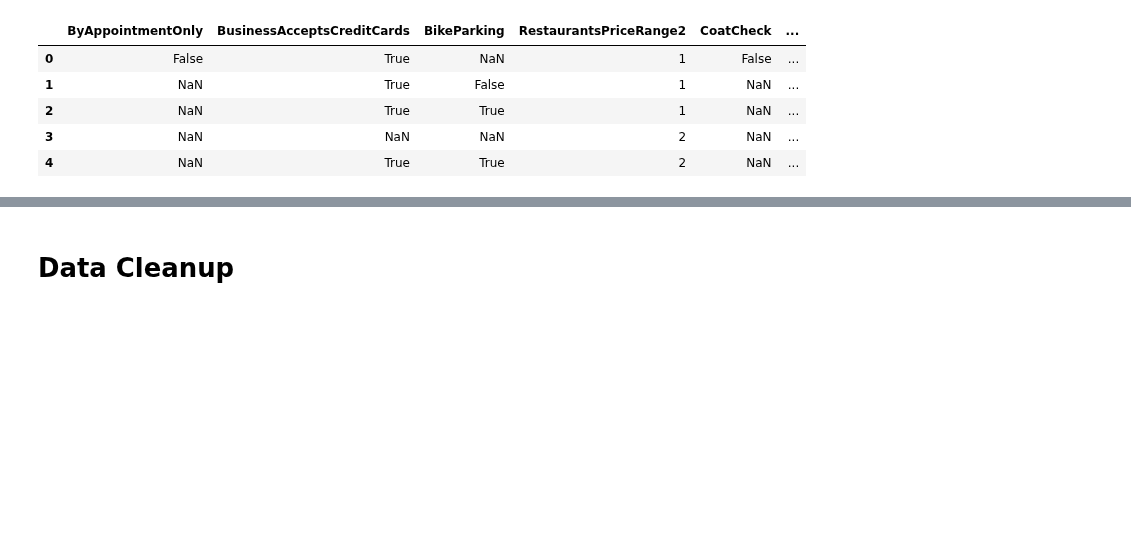
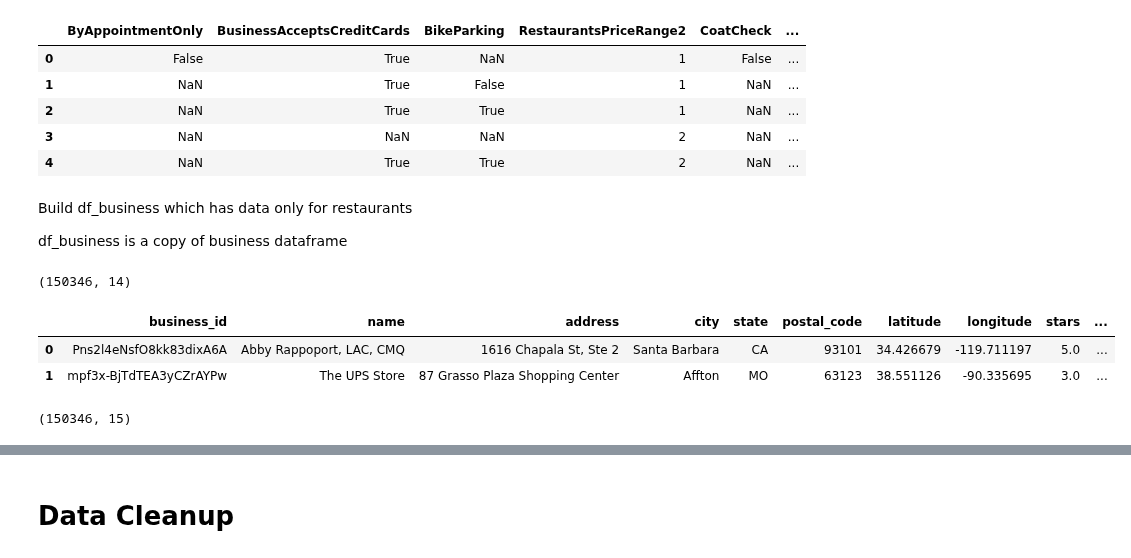
Before and after one commit to jmohsbeck1/jpmc_mle, a Jupyter notebook: Copy_of_JMCopy_of_DataDazzlers_DineOracle.ipynb, the cells around one changed output, grey strips where cells are left out. Saved outputs shown, nothing was run; the diff lists cells and outputs as text; code cells hidden in the pictures; blank space fills up the shorter version.

```diff
--- a/Copy_of_JMCopy_of_DataDazzlers_DineOracle.ipynb
+++ b/Copy_of_JMCopy_of_DataDazzlers_DineOracle.ipynb
@@ -741,3 +741,21 @@ df_restaurants.head()
 | 2 | NaN | True | True | 1 | NaN | ... |
 | 3 | NaN | NaN | NaN | 2 | NaN | ... |
 | 4 | NaN | True | True | 2 | NaN | ... |
+# %% [markdown]
+Build df_business which has data only for restaurants
+
+df_business is a copy of business dataframe
+# %%
+df_business.shape
+# %% [output]
+(150346, 14)
+# %%
+df_business.head(2)
+# %% [output]
+|  | business_id | name | address | city | state | postal_code | latitude | longitude | stars | ... |
+| 0 | Pns2l4eNsfO8kk83dixA6A | Abby Rappoport, LAC, CMQ | 1616 Chapala St, Ste 2 | Santa Barbara | CA | 93101 | 34.426679 | -119.711197 | 5.0 | ... |
+| 1 | mpf3x-BjTdTEA3yCZrAYPw | The UPS Store | 87 Grasso Plaza Shopping Center | Affton | MO | 63123 | 38.551126 | -90.335695 | 3.0 | ... |
+# %%
+df_business.shape
+# %% [output]
+(150346, 15)
```
Also changed, not shown: parts of 13 cells of this notebook.
